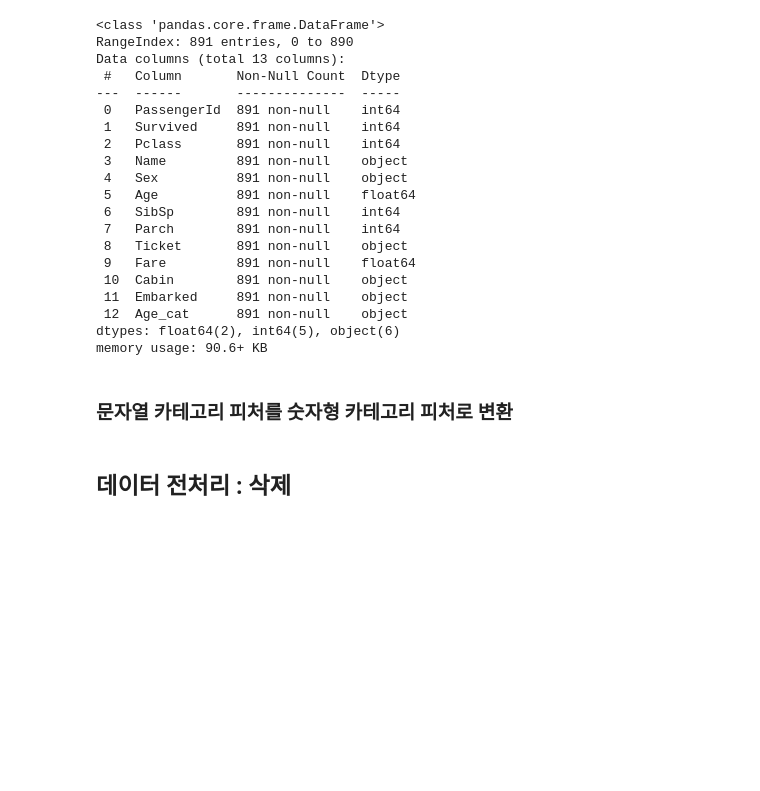
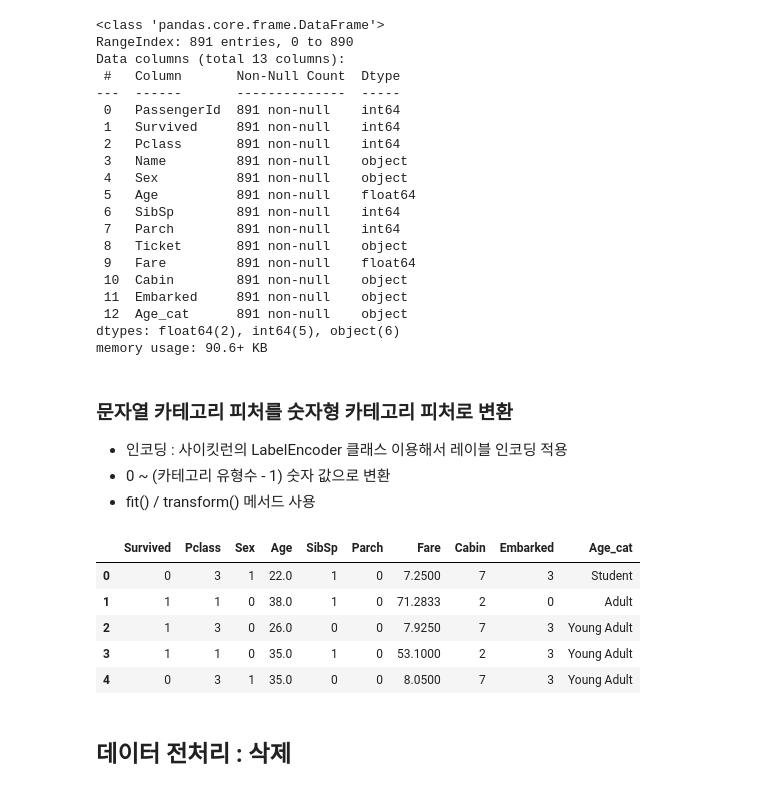
Before and after one commit to Hyeeein/TIL, a Jupyter notebook: ML/머신러닝_06_사이킷런으로 수행하는 타이타닉 생존자 예측.ipynb, the cells around one changed output. Drawn from its saved outputs; the diff is of its cells as text; code cells hidden in the pictures; blank space fills up the shorter version.

```diff
--- a/ML/머신러닝_06_사이킷런으로 수행하는 타이타닉 생존자 예측.ipynb
+++ b/ML/머신러닝_06_사이킷런으로 수행하는 타이타닉 생존자 예측.ipynb
@@ -503,5 +503,30 @@ dtypes: float64(2), int64(5), object(6)
 memory usage: 90.6+ KB
 # %% [markdown]
 ### 문자열 카테고리 피처를 숫자형 카테고리 피처로 변환
+
+* 인코딩 : 사이킷런의 LabelEncoder 클래스 이용해서 레이블 인코딩 적용
+* 0 ~ (카테고리 유형수 - 1) 숫자 값으로 변환
+* fit() / transform() 메서드 사용
+# %%
+# 레이블 인코딩처리 함수 정의 encode_features(df)
+from sklearn.preprocessing import LabelEncoder
+
+features = ['Sex', 'Cabin', 'Embarked']
+for feature in features:
+    # 인코더 객체 생성
+    le = LabelEncoder()
+
+    # 인코딩 : fit, transform()
+    le = le.fit(titanic_df[feature])
+    titanic_df[feature] = le.transform(titanic_df[feature])
+
+titanic_df.head(5)
+# %% [output]
+|  | Survived | Pclass | Sex | Age | SibSp | Parch | Fare | Cabin | Embarked | Age_cat |
+| 0 | 0 | 3 | 1 | 22.0 | 1 | 0 | 7.2500 | 7 | 3 | Student |
+| 1 | 1 | 1 | 0 | 38.0 | 1 | 0 | 71.2833 | 2 | 0 | Adult |
+| 2 | 1 | 3 | 0 | 26.0 | 0 | 0 | 7.9250 | 7 | 3 | Young Adult |
+| 3 | 1 | 1 | 0 | 35.0 | 1 | 0 | 53.1000 | 2 | 3 | Young Adult |
+| 4 | 0 | 3 | 1 | 35.0 | 0 | 0 | 8.0500 | 7 | 3 | Young Adult |
 # %% [markdown]
 ## 데이터 전처리 : 삭제
```
Also changed, not shown: parts of 19 cells of this notebook, 37 other files.
